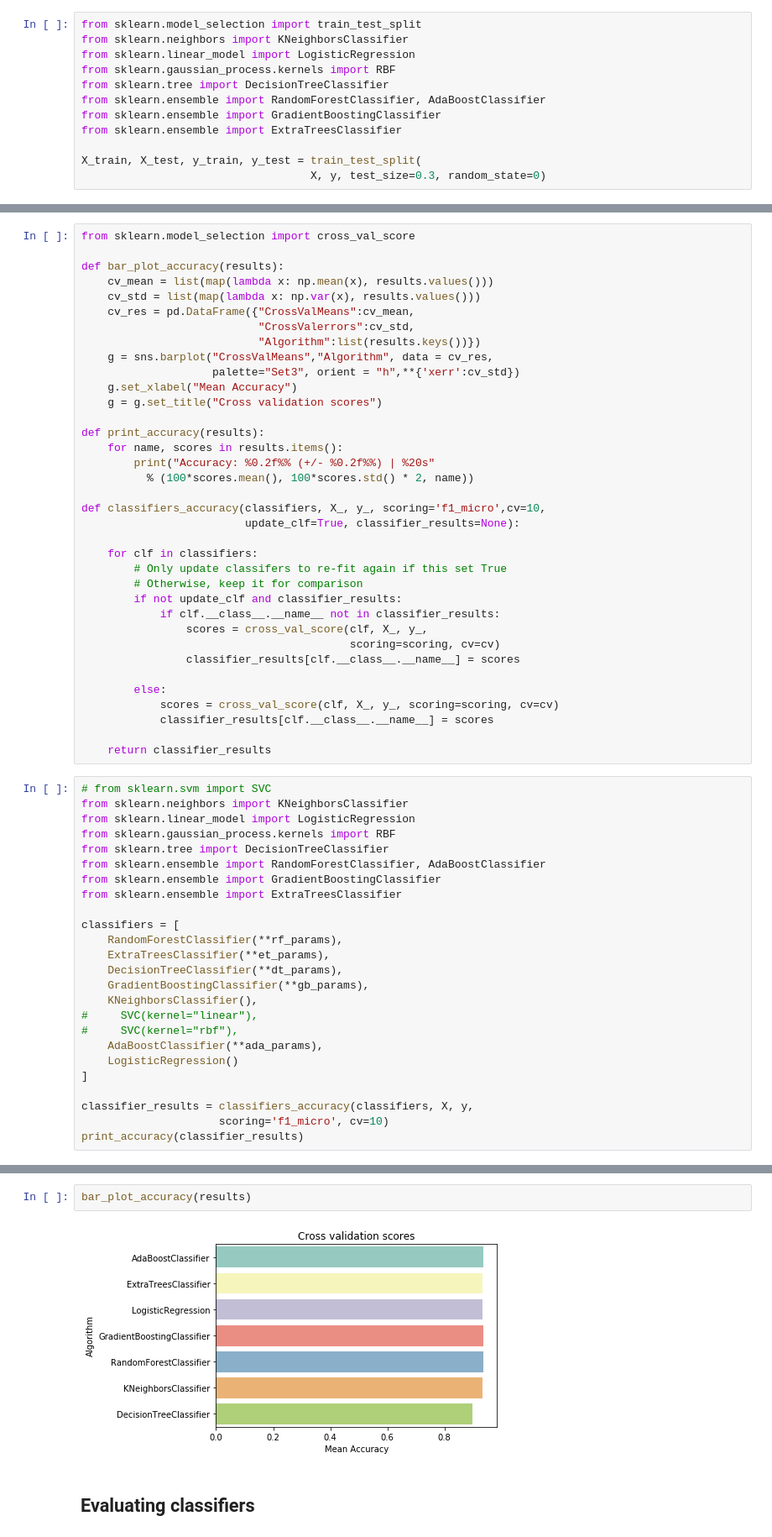
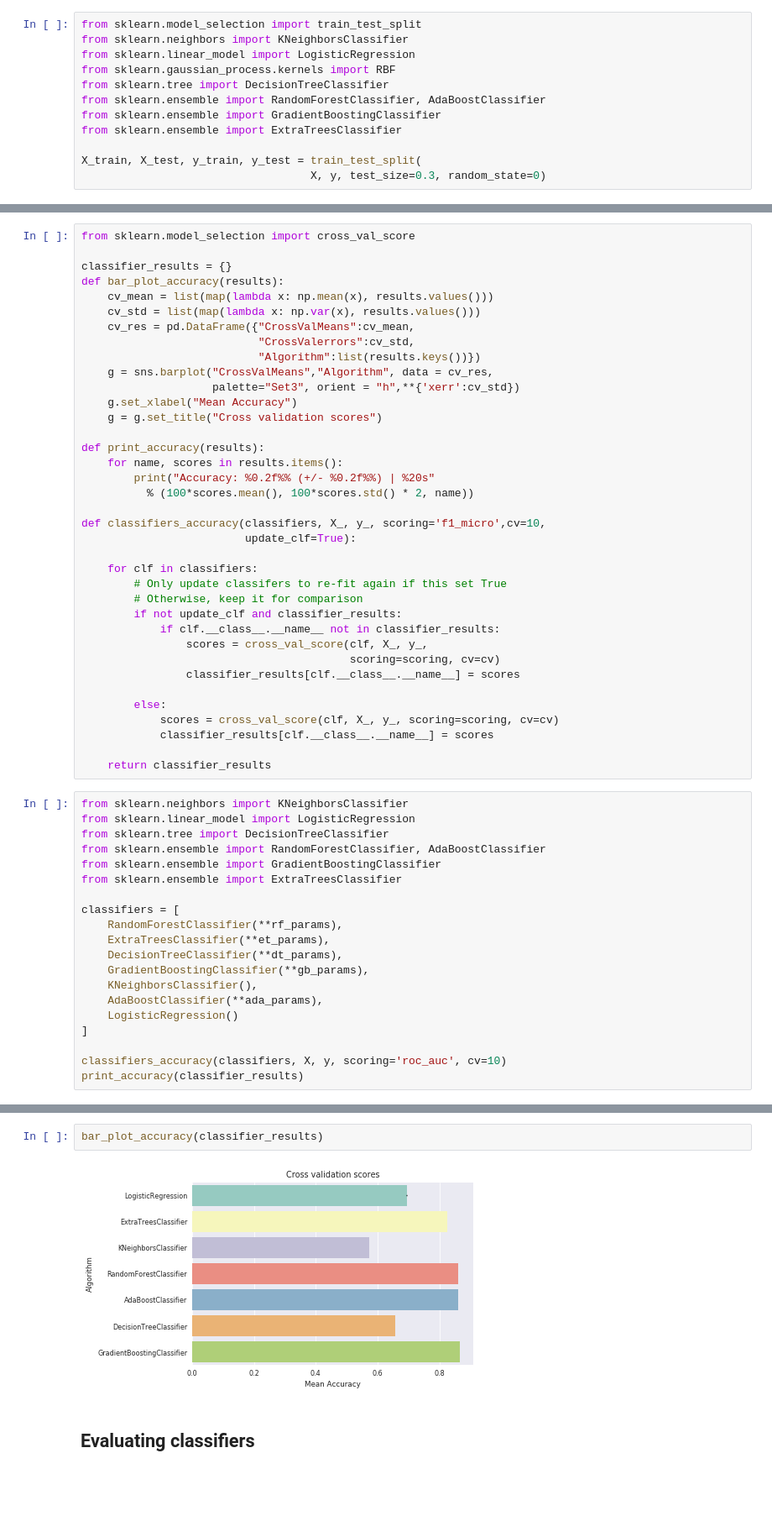
Before and after one commit to minhphan/credit-scoring, a Jupyter notebook: Credit-Scoring.ipynb, the cells around one changed output, grey strips where cells are left out. Shown at 84% size. Cells and saved outputs as stored; diff of their text form; blank space fills up the shorter version.

```diff
--- a/Credit-Scoring.ipynb
+++ b/Credit-Scoring.ipynb
@@ -268,6 +248,7 @@ svc_params = {
 # %%
 from sklearn.model_selection import cross_val_score
 
+classifier_results = {}
 def bar_plot_accuracy(results):
     cv_mean = list(map(lambda x: np.mean(x), results.values()))
     cv_std = list(map(lambda x: np.var(x), results.values()))
@@ -285,7 +266,7 @@ def print_accuracy(results):
           % (100*scores.mean(), 100*scores.std() * 2, name))
 
 def classifiers_accuracy(classifiers, X_, y_, scoring='f1_micro',cv=10,
-                         update_clf=True, classifier_results=None):
+                         update_clf=True):
 
     for clf in classifiers:
         # Only update classifers to re-fit again if this set True
@@ -302,10 +283,8 @@ def classifiers_accuracy(classifiers, X_, y_, scoring='f1_micro',cv=10,
 
     return classifier_results
 # %%
-# from sklearn.svm import SVC
 from sklearn.neighbors import KNeighborsClassifier
 from sklearn.linear_model import LogisticRegression
-from sklearn.gaussian_process.kernels import RBF
 from sklearn.tree import DecisionTreeClassifier
 from sklearn.ensemble import RandomForestClassifier, AdaBoostClassifier
 from sklearn.ensemble import GradientBoostingClassifier
@@ -317,13 +296,10 @@ classifiers = [
     DecisionTreeClassifier(**dt_params),
     GradientBoostingClassifier(**gb_params),
     KNeighborsClassifier(),
-#     SVC(kernel="linear"),
-#     SVC(kernel="rbf"),
     AdaBoostClassifier(**ada_params),
     LogisticRegression()
 ]
 
-classifier_results = classifiers_accuracy(classifiers, X, y,
-                     scoring='f1_micro', cv=10)
+classifiers_accuracy(classifiers, X, y, scoring='roc_auc', cv=10)
 print_accuracy(classifier_results)
 # %% [output]
@@ -337,7 +313,7 @@ Accuracy: 89.73% (+/- 0.28%) | DecisionTreeClassifier
 # %%
-bar_plot_accuracy(results)
+bar_plot_accuracy(classifier_results)
 # %% [output]
-[figure, old version]
+[figure, new version]
 # %% [markdown]
 ## Evaluating classifiers
 # %% [markdown]
```
Also changed, not shown: parts of 34 cells of this notebook.
